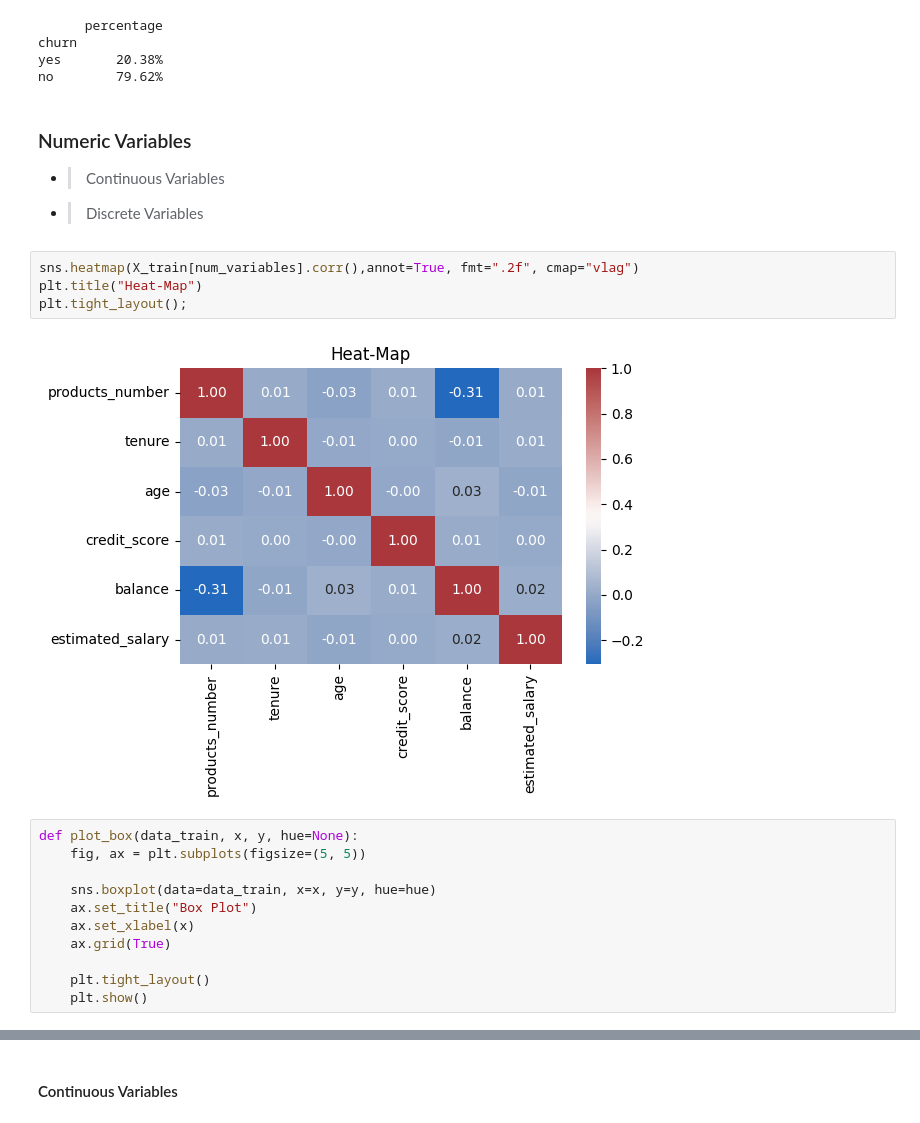
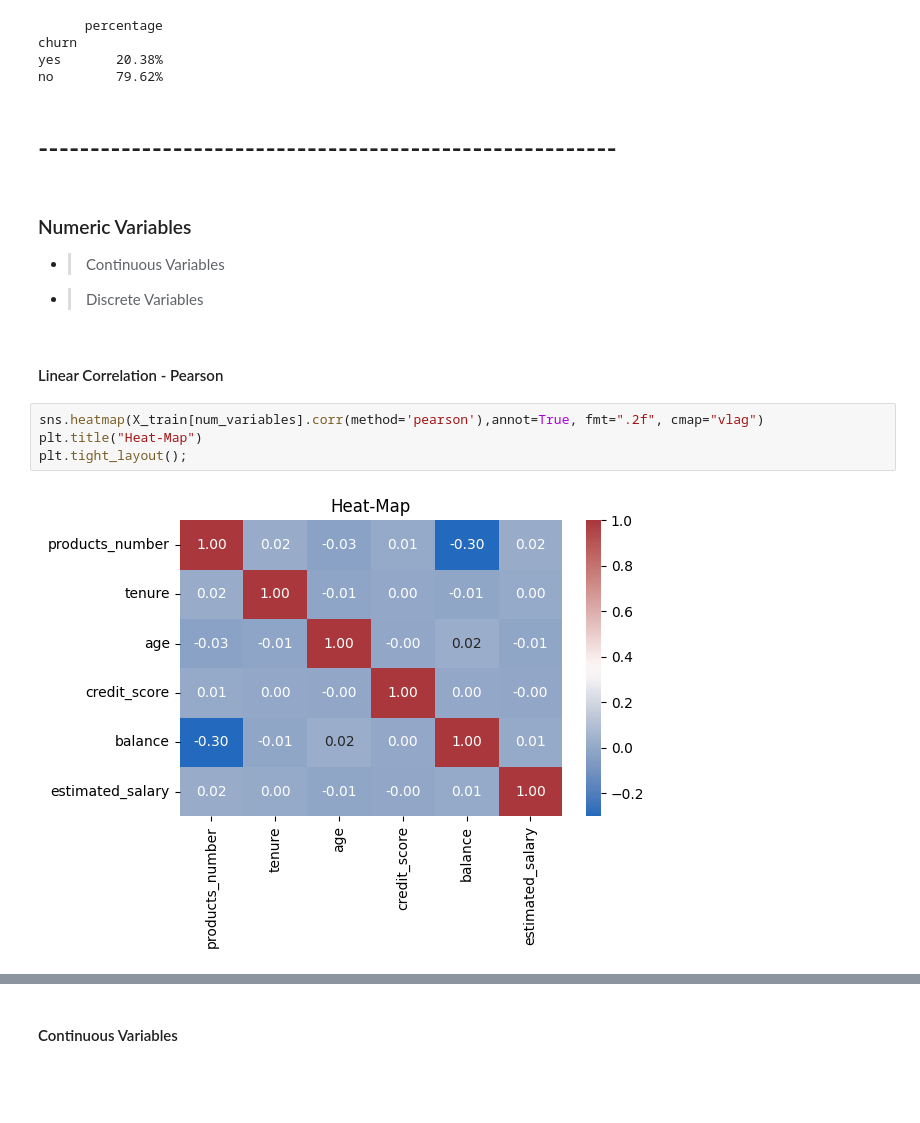
Before and after one commit to PierD86/bank-churn-prediction, a Jupyter notebook: notebooks/01_EDA.ipynb, the cells around one changed output, grey strips where cells are left out. Drawn from its saved outputs; the diff is of its cells as text; blank space fills up the shorter version.

```diff
--- a/notebooks/01_EDA.ipynb
+++ b/notebooks/01_EDA.ipynb
@@ -54,24 +58,17 @@ print(table)
 churn
 yes       20.38%
 no        79.62%
+# %% [markdown]
+# --------------------------------------------------------
 # %% [markdown]
 ### Numeric Variables
 - > Continuous Variables
 - > Discrete Variables
+# %% [markdown]
+#### Linear Correlation - Pearson
 # %%
-sns.heatmap(X_train[num_variables].corr(),annot=True, fmt=".2f", cmap="vlag")
+sns.heatmap(X_train[num_variables].corr(method='pearson'),annot=True, fmt=".2f", cmap="vlag")
 plt.title("Heat-Map")
 plt.tight_layout();
 # %% [output]
-[figure, old version]
+[figure, new version]
-# %%
-def plot_box(data_train, x, y, hue=None):
-    fig, ax = plt.subplots(figsize=(5, 5))
-
-    sns.boxplot(data=data_train, x=x, y=y, hue=hue)
-    ax.set_title("Box Plot")
-    ax.set_xlabel(x)
-    ax.grid(True)
-
-    plt.tight_layout()
-    plt.show()
```
Also changed, not shown: parts of 18 cells of this notebook, 2 other files.
